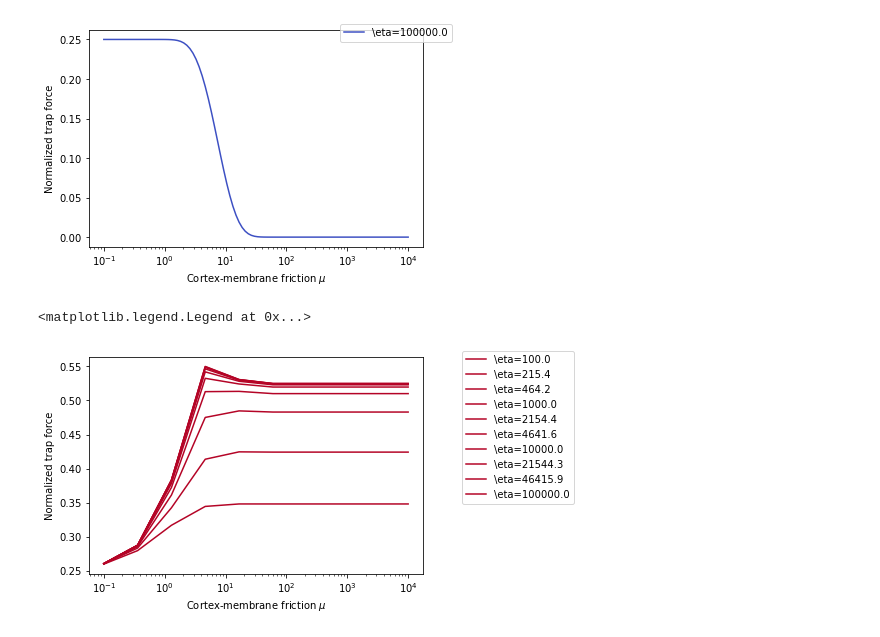
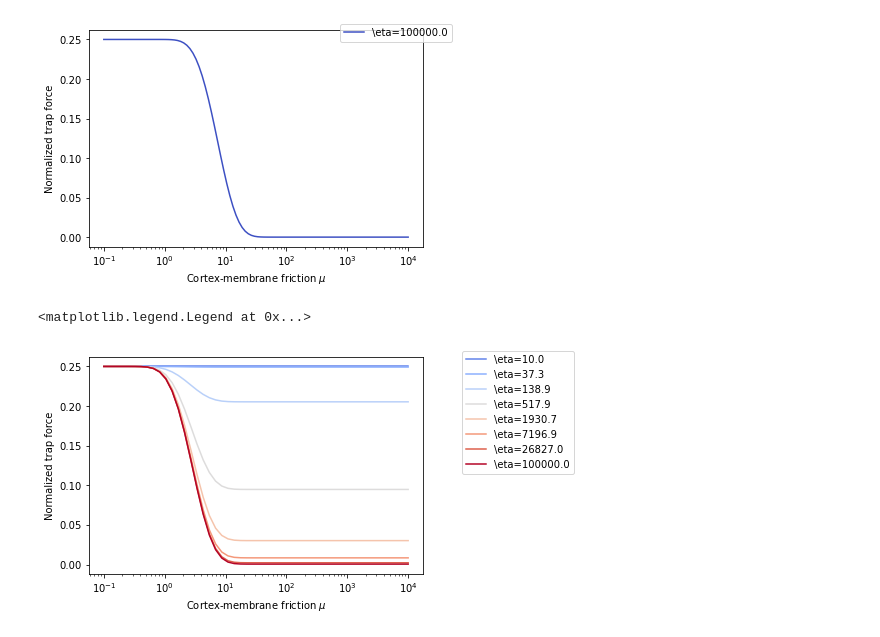
Before and after one commit to VirtualEmbryo/membrane-cortex-tension, a Jupyter notebook: main.ipynb, the cells around one changed output. Cells and saved outputs as stored; diff of their text form; code cells hidden in the pictures.

```diff
--- a/main.ipynb
+++ b/main.ipynb
@@ -94,8 +94,8 @@ import matplotlib.cm as cm
 
 n_elements = 200
 # Physical parameters
-k = 25.                # [pN/um]
-L = 50.                # [um] System size length
+k = 100.                # [pN/um]
+L = 20.                # [um] System size length
 eta = 10000            # [pN s/ um] 2D viscosity of the cortex
 mu = 100               # [pN s/um^3] friction coefficient
 
@@ -103,7 +103,7 @@ imposed_displacement = 0.01 * L    # [um]  imposed displacement 5% of the membra
 imposed_velocity = 0.0
 time_step = 0.1
 
-tf = 20
+tf = 10
 average_force = []
 time_current = 0
 i = 0
@@ -167,7 +167,9 @@ imposed_displacement = 0.00 * L    # [um]  imposed displacement 5% of the membra
 imposed_velocity = 0.05
 time_current = 0
 i=0
-tf = 21
+tf = 5
+total_steps = tf/time_step
+
 problem = Solver(L,
         n_elements,
         k,
@@ -191,7 +193,7 @@ while time_current< tf:
         problem.solve(bc)
         membrane_force = project(k*problem.q_solution.sub(0).dx(0), problem.Q.sub(0).collapse())
         average_force= np.append(average_force, membrane_force(L/2))
-        if i%20 == 0:
+        if i%5 == 0:
                 plt.figure(1)
                 plot(membrane_force, label=f"t={time_current:1.1f}",color=cm.coolwarm(i/(total_steps)))
         time_current += time_step
@@ -202,7 +204,7 @@ while time_current< tf:
 plt.xlabel(r"$\xi$ position [$\mu$m]",size=15)
 # plt.ylabel(r"k$\partial x/\partial \xi$")
 plt.ylabel("Membrane tension " + r"k$\partial x/\partial \xi$",size=15)
-plt.ylim(-.1, 1.)
+plt.ylim(-.1, 2.)
 plt.legend(loc='upper left')
 plt.legend(bbox_to_anchor=(1.1, 1.10))
 # %% [output]
@@ -295,9 +297,9 @@ i = 0
 tf = 10
 imposed_displacement = 0.0*L
 imposed_velocity = 0.02
-k = 10                 # [pN/um]
-L = 20.                # [um] System size length
-eta = 100000
+k = 25                 # [pN/um]
+L = 50.                # [um] System size length
+eta = 10000
 time_step = 0.1
 
 average_force = []
@@ -328,4 +330,5 @@ plt.xlabel(r'Cortex-membrane friction $\mu$')
 plt.ylabel('Normalized trap force')
 plt.legend(loc='upper left')
 plt.legend(bbox_to_anchor=(1.1, 1.05))
+from tikzplotlib import save as tikz_save
 # %% [output]
@@ -389,41 +391,43 @@ plt.legend(bbox_to_anchor=(1.1, 1.05))
 <matplotlib.legend.Legend at 0x...>
 [figure]
 # %%
-Eta = np.logspace(2,5, num = 10)
-Mu = np.logspace(-1, 4.0, num=10)
+Eta = np.logspace(1,5, num = 8)
+Mu = np.logspace(-1, 4.0, num=50)
 imposed_displacement = 0.01*L
 imposed_velocity = 0
+time_step = 0.5
+i=0
 for eta in Eta:
     average_force = []
     time = []
     force_at_time_t = []
     for mu in Mu:
         average_force = []
         problem = Solver(L,
                         n_elements,
                         k,
                         eta,
                         mu,
                         imposed_displacement,
                         imposed_velocity,
                         time_step)
         bc = ([DirichletBC(problem.Q, Constant((0.,0.)), left_end),
                 DirichletBC(problem.Q.sub(1), problem.imposed_velocity, right_end),
                 DirichletBC(problem.Q.sub(0), problem.imposed_displacement, right_end)])
         # print(problem.imposed_displacement)
         average_force = trap_force(problem, bc,time_step, tf)
         # plt.plot(average_force)
         force_at_time_t = np.append(force_at_time_t, average_force[-1])
 
     i+=1
 
     plt.figure(1)
-    plt.semilogx(Mu,force_at_time_t, label=f"\eta={eta:1.1f}",color=cm.coolwarm(i/len(Mu)))
+    plt.semilogx(Mu,force_at_time_t, label=f"\eta={eta:1.1f}",color=cm.coolwarm(i/len(Eta)))
 
 plt.xlabel(r'Cortex-membrane friction $\mu$')
 plt.ylabel('Normalized trap force')
 plt.legend(loc='upper left')
 plt.legend(bbox_to_anchor=(1.1, 1.05))
 # %% [output]
 <matplotlib.legend.Legend at 0x...>
-[figure, old version]
+[figure, new version]
```
Also changed, not shown: parts of 7 cells of this notebook.
